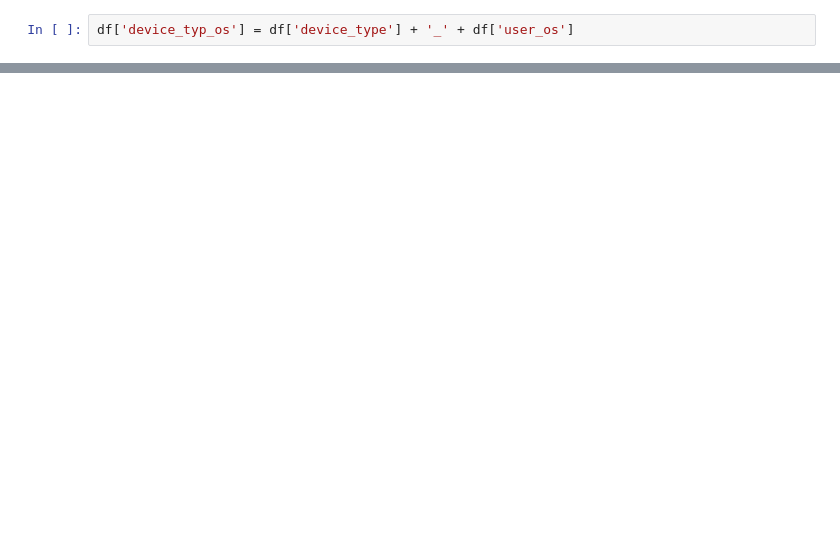
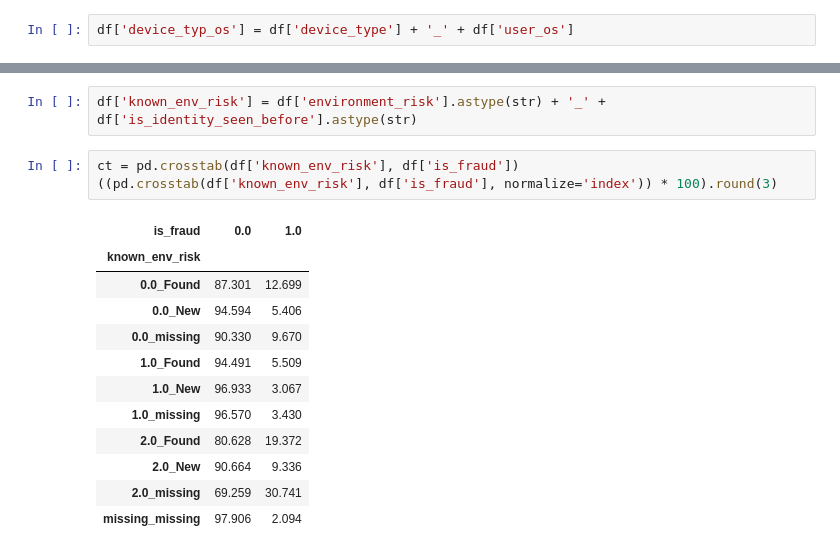
Before and after one commit to codedbyyprince/Fraud-Assessment, a Jupyter notebook: Notebooks/5_model_iteration/03.ipynb, the cells around one changed output, grey strips where cells are left out. Cells and saved outputs as stored; diff of their text form; blank space fills up the shorter version.

```diff
--- a/Notebooks/5_model_iteration/03.ipynb
+++ b/Notebooks/5_model_iteration/03.ipynb
@@ -72,0 +150,18 @@ print(cramers_v)
+# %%
+df['known_env_risk'] = df['environment_risk'].astype(str) + '_' + df['is_identity_seen_before'].astype(str)
+# %%
+ct = pd.crosstab(df['known_env_risk'], df['is_fraud'])
+((pd.crosstab(df['known_env_risk'], df['is_fraud'], normalize='index')) * 100).round(3)
+# %% [output]
+| is_fraud | 0.0 | 1.0 |
+| known_env_risk |  |  |
+| 0.0_Found | 87.301 | 12.699 |
+| 0.0_New | 94.594 | 5.406 |
+| 0.0_missing | 90.330 | 9.670 |
+| 1.0_Found | 94.491 | 5.509 |
+| 1.0_New | 96.933 | 3.067 |
+| 1.0_missing | 96.570 | 3.430 |
+| 2.0_Found | 80.628 | 19.372 |
+| 2.0_New | 90.664 | 9.336 |
+| 2.0_missing | 69.259 | 30.741 |
+| missing_missing | 97.906 | 2.094 |
```
Also changed, not shown: parts of 19 cells of this notebook.
